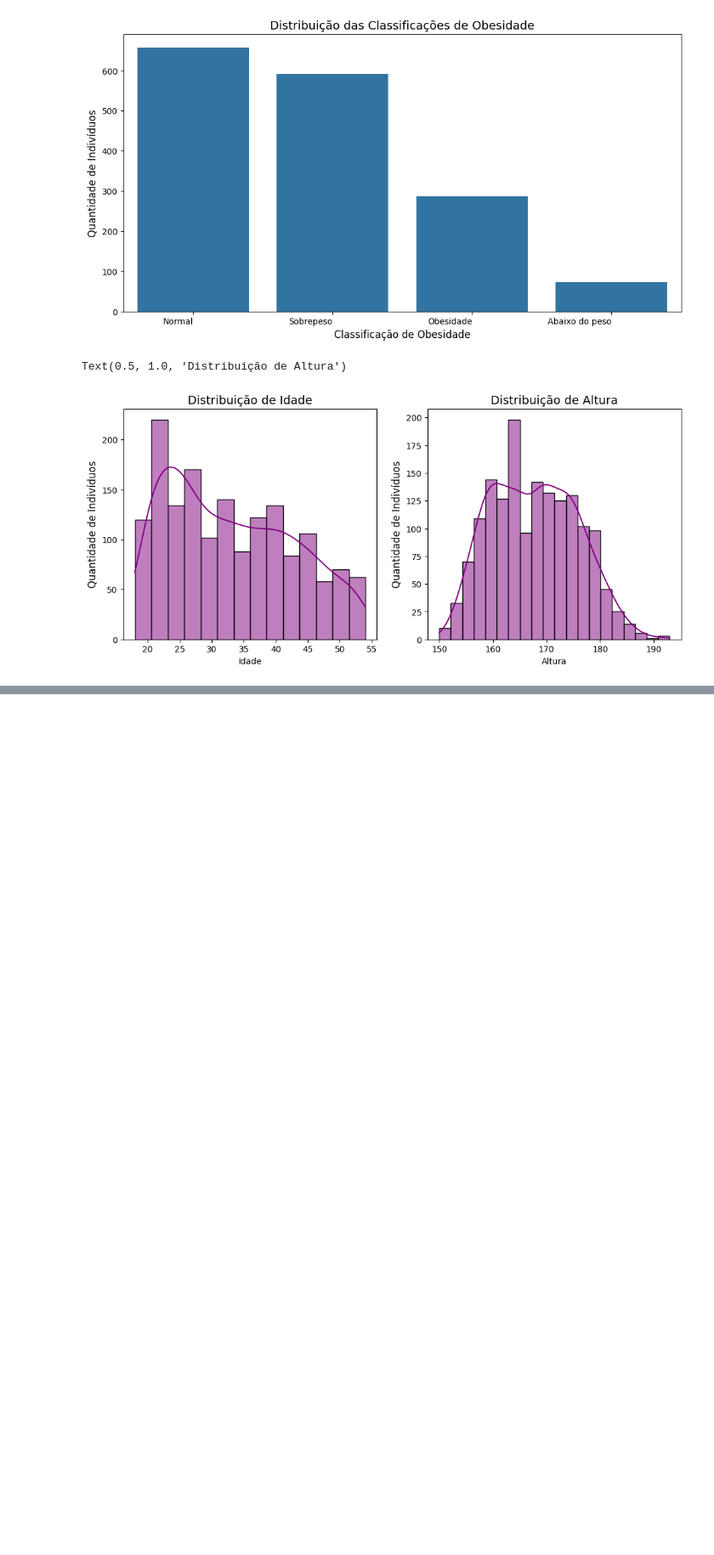
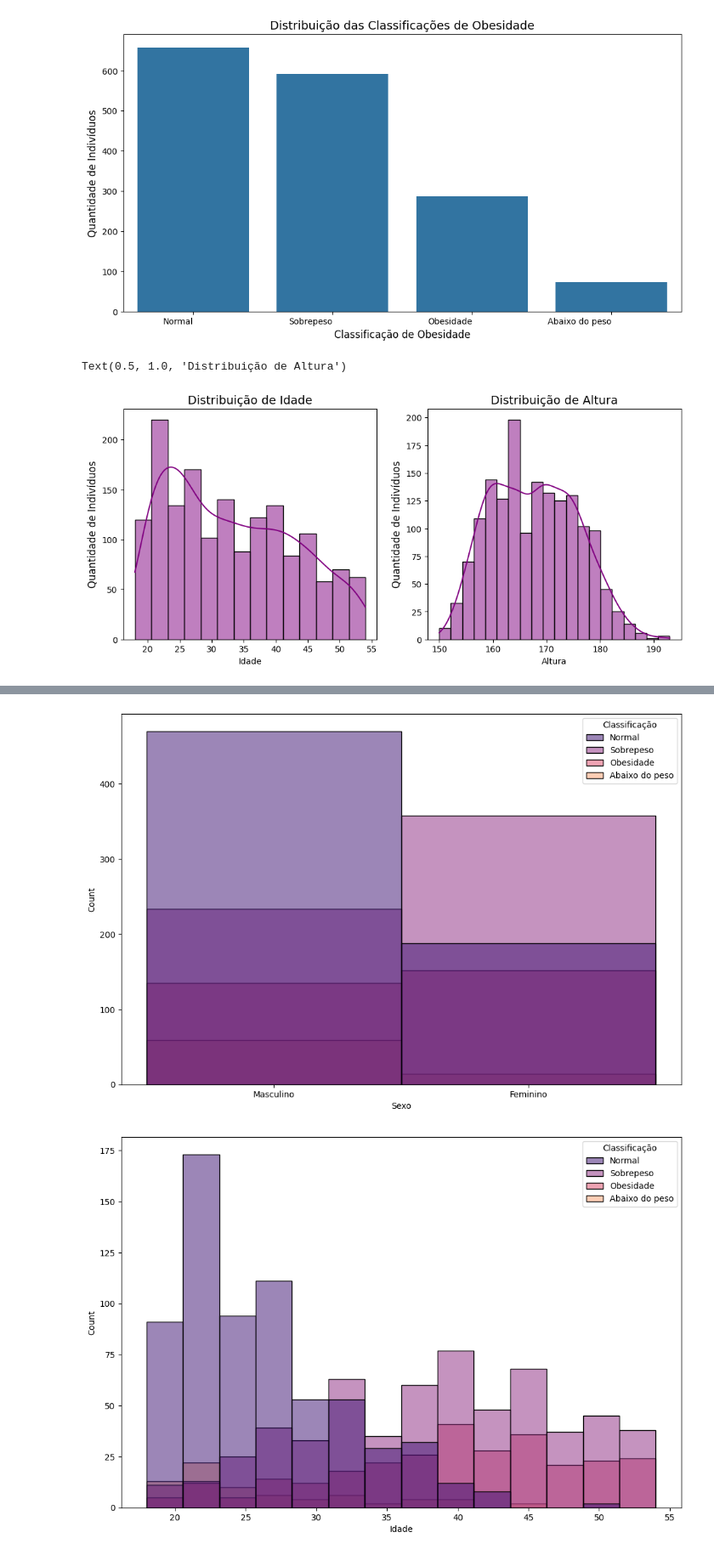
Before and after one commit to Fanykyta/CP05-AnaliseObesidade, a Jupyter notebook: AnaliseObesidade.ipynb, the cells around one changed output, grey strips where cells are left out. Shown at 85% size. Saved outputs shown, nothing was run; the diff lists cells and outputs as text; code cells hidden in the pictures; blank space fills up the shorter version.

```diff
--- a/AnaliseObesidade.ipynb
+++ b/AnaliseObesidade.ipynb
@@ -344,0 +342,10 @@ for i in df.iloc[:,:-1].columns:
+# %%
+remap_df = pd.DataFrame(mapeamento(df))
+# %%
+for i in remap_df.iloc[:,:-1].columns:
+    plt.figure(figsize=(12,8))
+    sns.histplot(data = remap_df, x = i , hue = 'Classificação', palette = 'magma')
+    plt.show()
+# %% [output]
+[figure, added]
+[figure, added]
```
Also changed, not shown: parts of 56 cells of this notebook.
